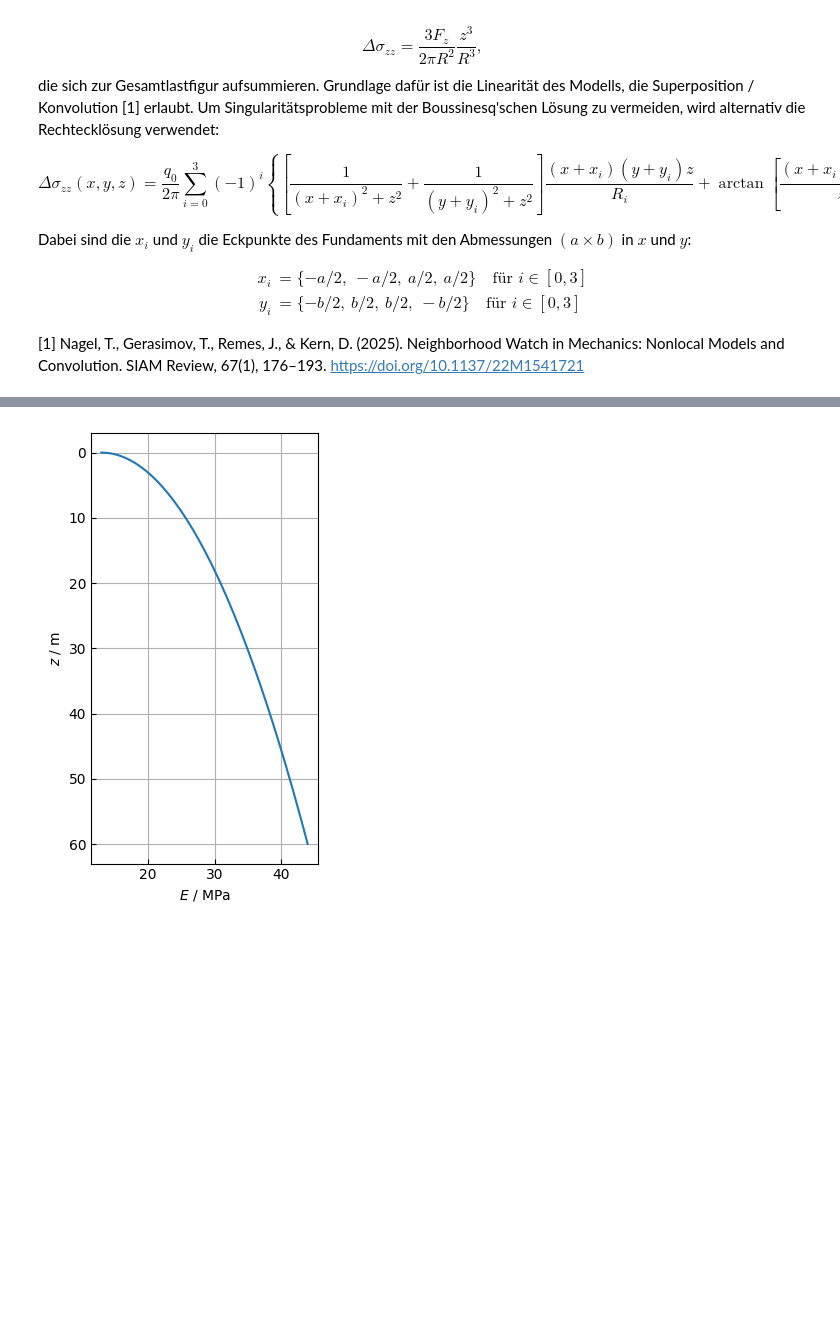
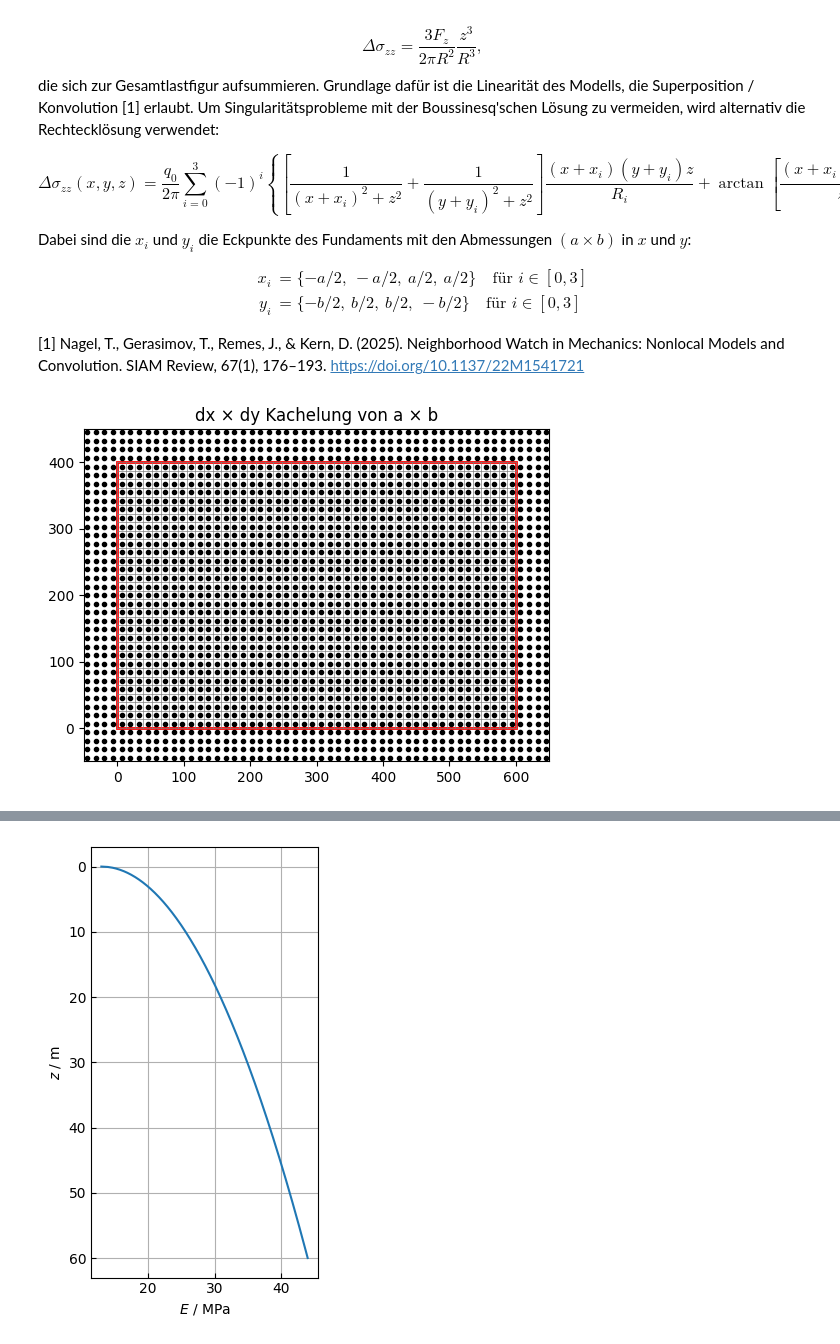
Before and after one commit to nagelt/Teaching_Scripts, a Jupyter notebook: Settlements_arbitrary_loads.ipynb, the cells around one changed output, grey strips where cells are left out. Saved outputs shown, nothing was run; the diff lists cells and outputs as text; code cells hidden in the pictures; blank space fills up the shorter version.

```diff
--- a/Settlements_arbitrary_loads.ipynb
+++ b/Settlements_arbitrary_loads.ipynb
@@ -68,3 +80,31 @@ X, Y = np.meshgrid(x_centers, y_centers)
+# %%
+fig, ax = plt.subplots(figsize=(6, 6))
+
+# Punkte (Zentren)
+ax.plot(X, Y, ls='', marker='.', color='k')
+
+# Zellgrenzen im Innenbereich a x b
+x_edges = np.linspace(0, a, nx + 1)
+y_edges = np.linspace(0, b, ny + 1)
+
+for xe in x_edges:
+    ax.plot([xe, xe], [0, b], color='gray', lw=0.5)
+
+for ye in y_edges:
+    ax.plot([0, a], [ye, ye], color='gray', lw=0.5)
+
+# Umrandung von a x b
+ax.add_patch(plt.Rectangle((0, 0), a, b,
+                           fill=False, edgecolor='red', lw=2))
+
+ax.set_aspect('equal')
+ax.set_xlim(-drand, a + drand)
+ax.set_ylim(-drand, b + drand)
+ax.set_title("dx × dy Kachelung von a × b")
+
+plt.show()
+# %% [output]
+[figure, added]
 # %%
 # Flächenlastfunktion
 # Kann auch Schichteneinteilung enthalten
```
Also changed, not shown: parts of 7 cells of this notebook.
